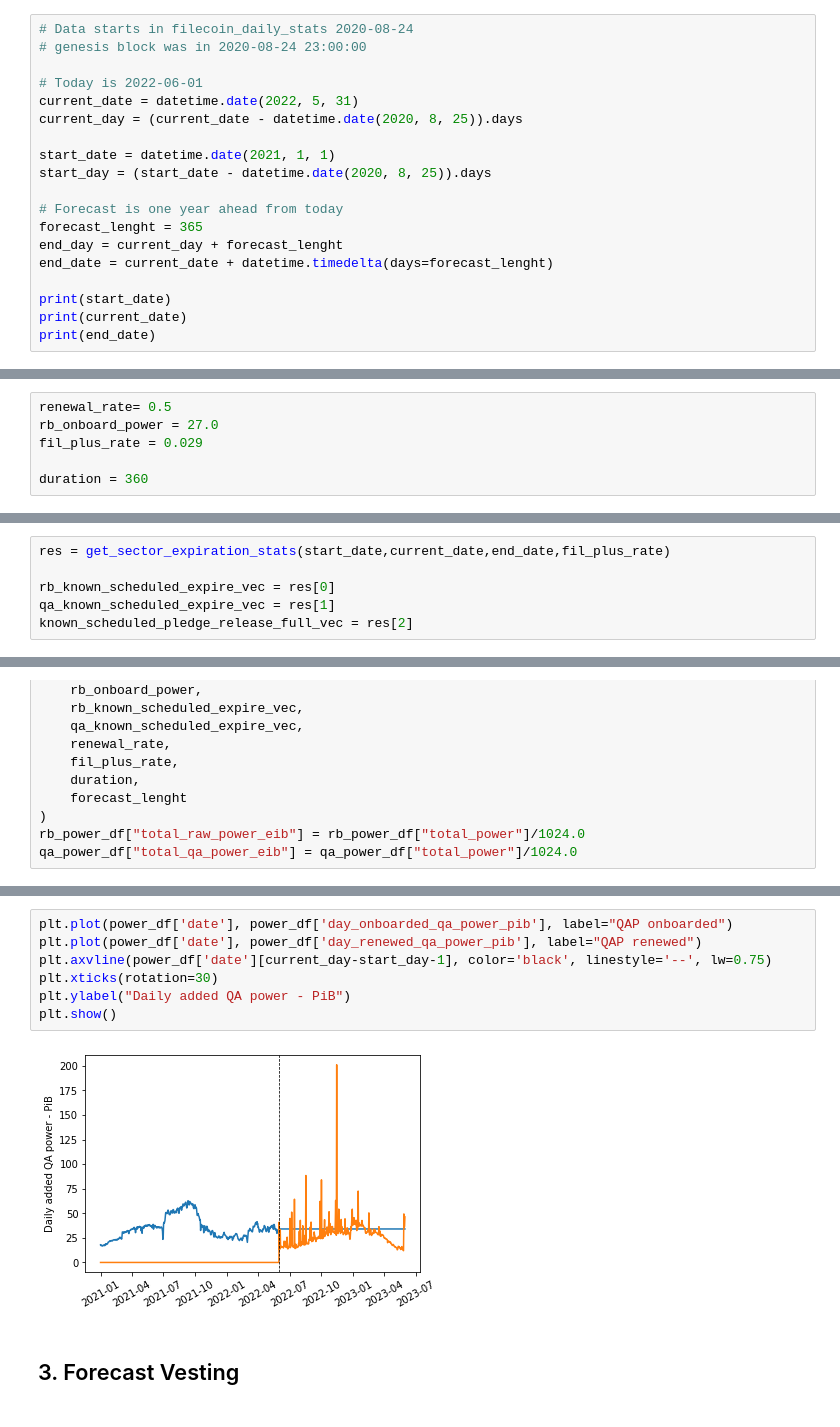
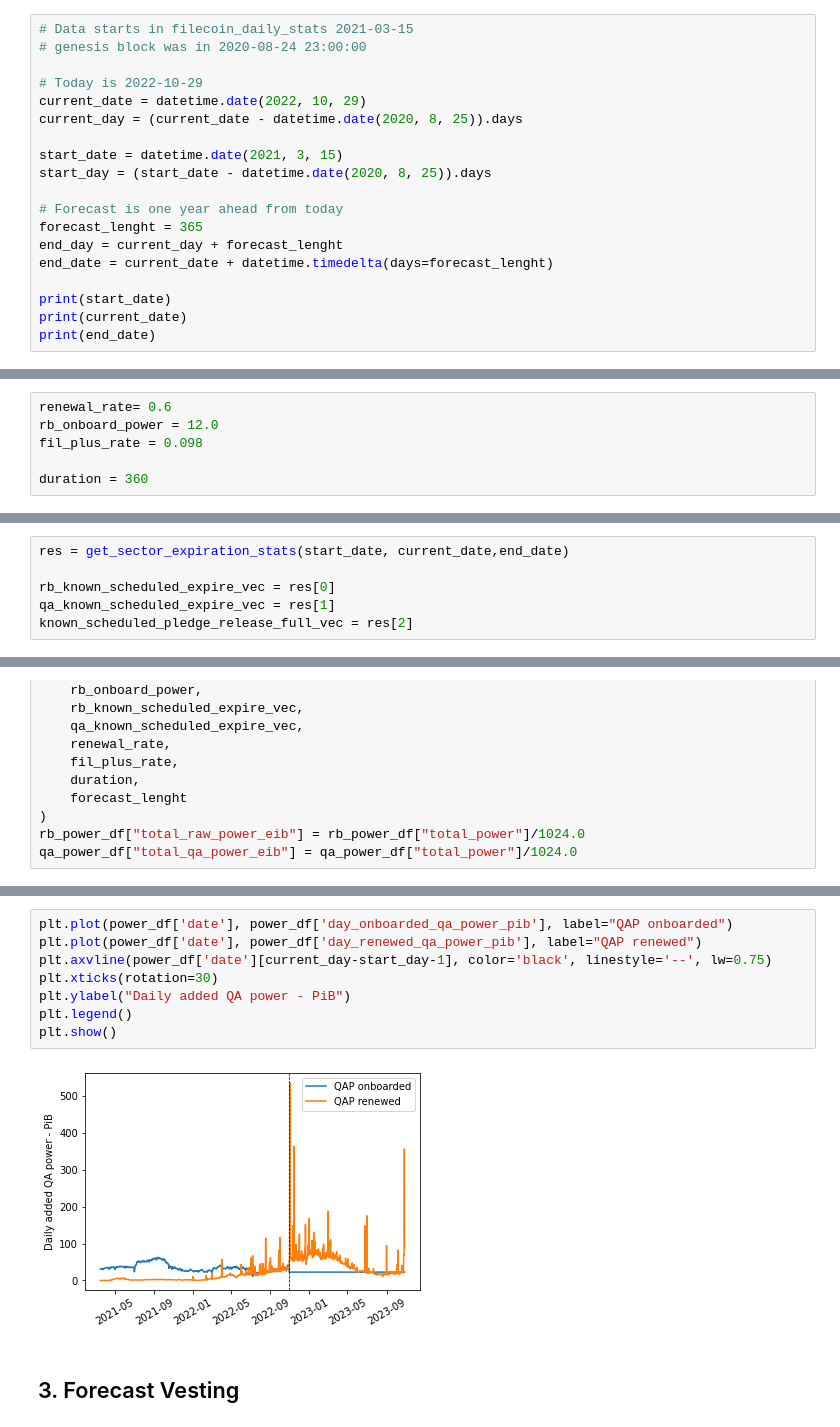
Before and after one commit to protocol/filecoin-mecha-twin, a Jupyter notebook: notebooks/backtest.ipynb, the cells around one changed output, grey strips where cells are left out. Drawn from its saved outputs; the diff is of its cells as text.

```diff
--- a/notebooks/backtest.ipynb
+++ b/notebooks/backtest.ipynb
@@ -26,14 +26,14 @@ from mechafil.supply import forecast_circulating_supply_df
 # %% [markdown]
 ## 1. Parameters and other variables
 # %%
-# Data starts in filecoin_daily_stats 2020-08-24
+# Data starts in filecoin_daily_stats 2021-03-15
 # genesis block was in 2020-08-24 23:00:00
 
-# Today is 2022-06-01
-current_date = datetime.date(2022, 5, 31)
+# Today is 2022-10-29
+current_date = datetime.date(2022, 10, 29)
 current_day = (current_date - datetime.date(2020, 8, 25)).days
 
-start_date = datetime.date(2021, 1, 1)
+start_date = datetime.date(2021, 3, 15)
 start_day = (start_date - datetime.date(2020, 8, 25)).days
 
 # Forecast is one year ahead from today
@@ -51,7 +51,7 @@ print(end_date)
 # %%
-renewal_rate= 0.5
-rb_onboard_power = 27.0
-fil_plus_rate = 0.029
+renewal_rate= 0.6
+rb_onboard_power = 12.0
+fil_plus_rate = 0.098
 
 duration = 360
 # %% [markdown]
@@ -59,7 +59,7 @@ duration = 360
 
 #### Sector scheduled expirations
 # %%
-res = get_sector_expiration_stats(start_date,current_date,end_date,fil_plus_rate)
+res = get_sector_expiration_stats(start_date, current_date,end_date)
 
 rb_known_scheduled_expire_vec = res[0]
 qa_known_scheduled_expire_vec = res[1]
@@ -145,12 +145,13 @@ plt.show()
 # %%
 plt.plot(power_df['date'], power_df['day_onboarded_qa_power_pib'], label="QAP onboarded")
 plt.plot(power_df['date'], power_df['day_renewed_qa_power_pib'], label="QAP renewed")
 plt.axvline(power_df['date'][current_day-start_day-1], color='black', linestyle='--', lw=0.75)
 plt.xticks(rotation=30)
 plt.ylabel("Daily added QA power - PiB")
+plt.legend()
 plt.show()
 # %% [output]
-[figure, old version]
+[figure, new version]
 # %% [markdown]
 ## 3. Forecast Vesting
 # %%
```
Also changed, not shown: parts of 11 cells of this notebook.
